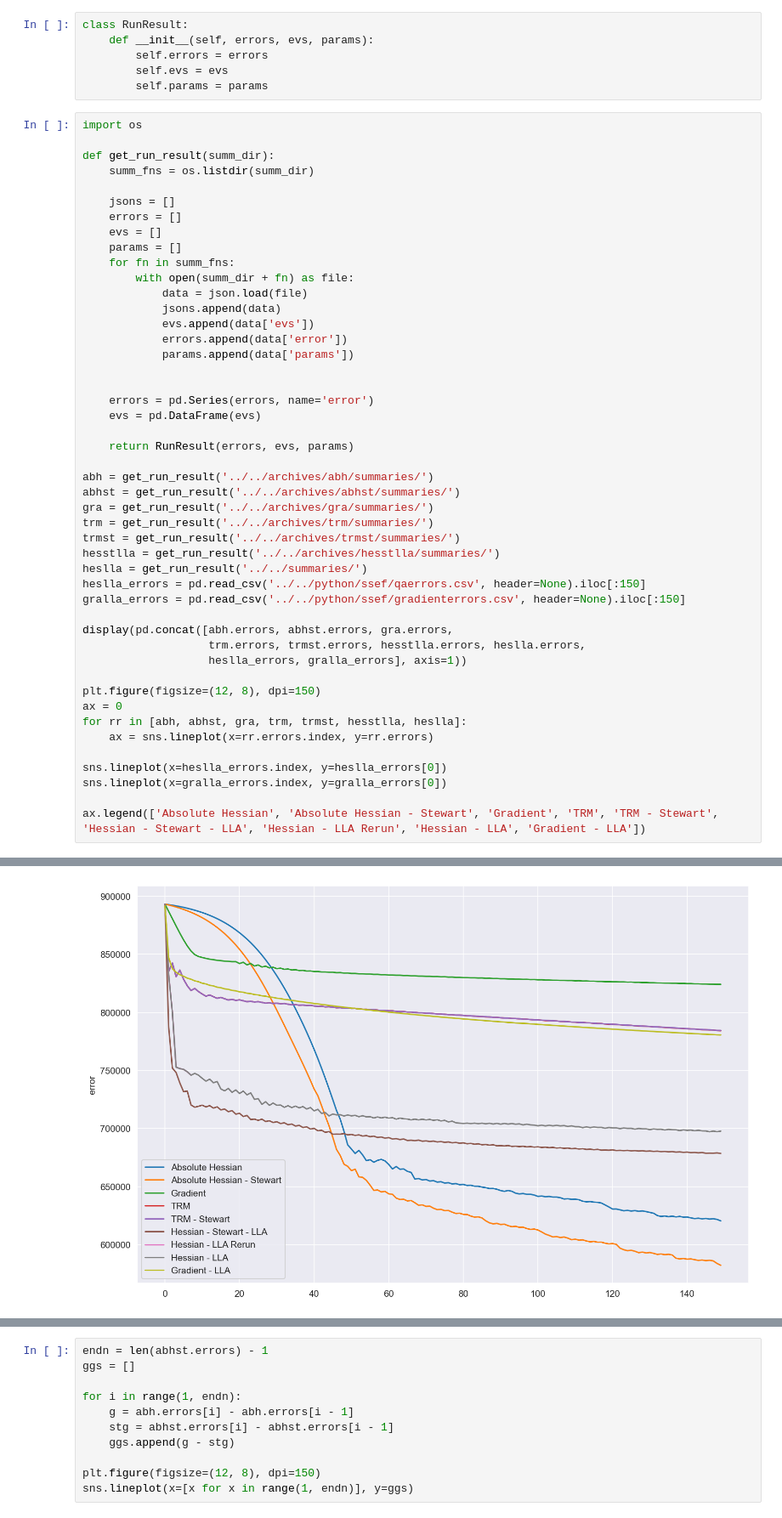
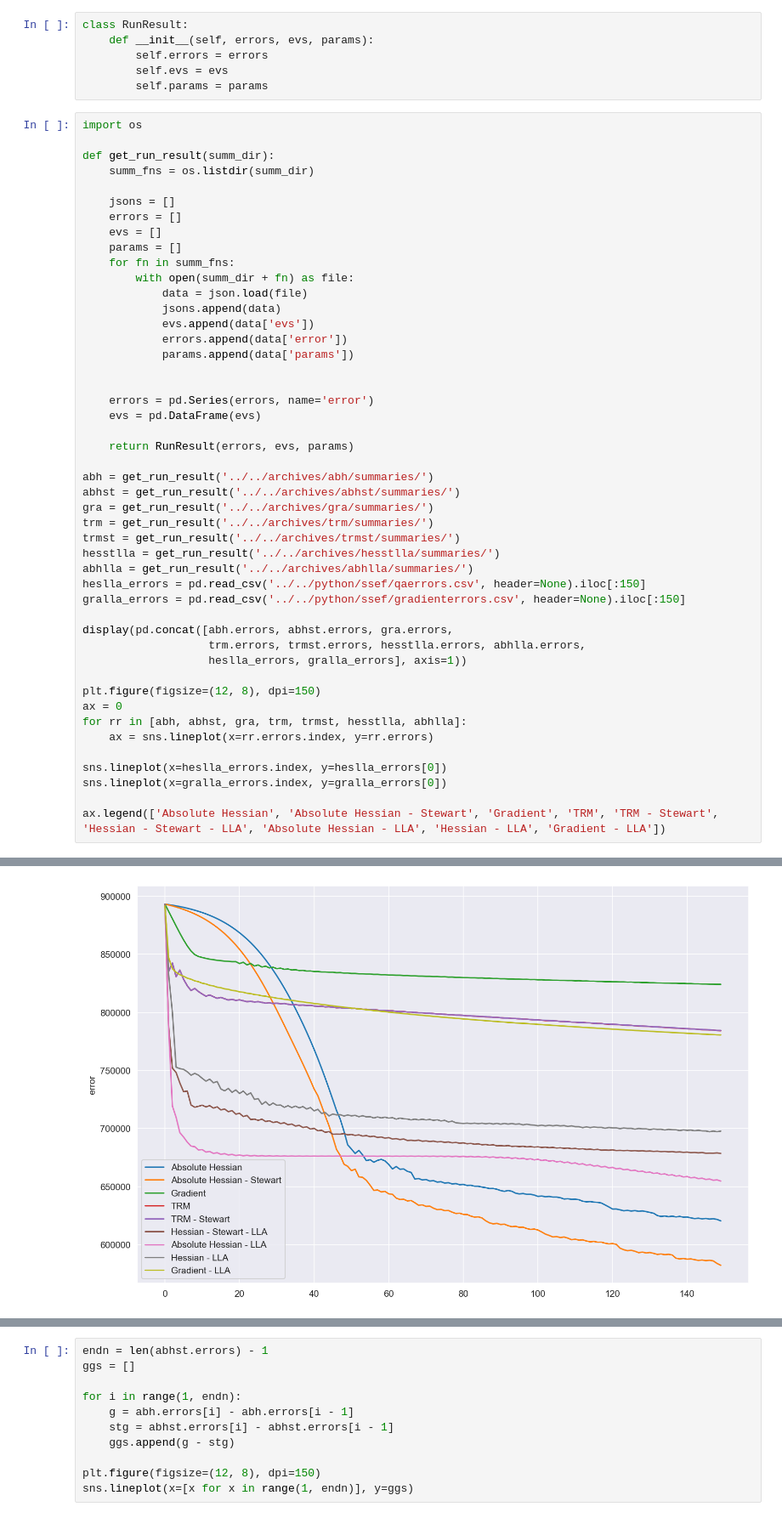
Before and after one commit to BluSteve/STYau122, a Jupyter notebook: python/styau/Analysis.ipynb, the cells around one changed output, grey strips where cells are left out. Shown at 85% size. Cells and saved outputs as stored; diff of their text form.

Commit message:
abhstlla

```diff
--- a/python/styau/Analysis.ipynb
+++ b/python/styau/Analysis.ipynb
@@ -43,22 +43,22 @@ gra = get_run_result('../../archives/gra/summaries/')
 trm = get_run_result('../../archives/trm/summaries/')
 trmst = get_run_result('../../archives/trmst/summaries/')
 hesstlla = get_run_result('../../archives/hesstlla/summaries/')
-heslla = get_run_result('../../summaries/')
+abhlla = get_run_result('../../archives/abhlla/summaries/')
 heslla_errors = pd.read_csv('../../python/ssef/qaerrors.csv', header=None).iloc[:150]
 gralla_errors = pd.read_csv('../../python/ssef/gradienterrors.csv', header=None).iloc[:150]
 
 display(pd.concat([abh.errors, abhst.errors, gra.errors,
-                   trm.errors, trmst.errors, hesstlla.errors, heslla.errors,
+                   trm.errors, trmst.errors, hesstlla.errors, abhlla.errors,
                    heslla_errors, gralla_errors], axis=1))
 
 plt.figure(figsize=(12, 8), dpi=150)
 ax = 0
-for rr in [abh, abhst, gra, trm, trmst, hesstlla, heslla]:
+for rr in [abh, abhst, gra, trm, trmst, hesstlla, abhlla]:
     ax = sns.lineplot(x=rr.errors.index, y=rr.errors)
 
 sns.lineplot(x=heslla_errors.index, y=heslla_errors[0])
 sns.lineplot(x=gralla_errors.index, y=gralla_errors[0])
 
-ax.legend(['Absolute Hessian', 'Absolute Hessian - Stewart', 'Gradient', 'TRM', 'TRM - Stewart', 'Hessian - Stewart - LLA', 'Hessian - LLA Rerun', 'Hessian - LLA', 'Gradient - LLA'])
+ax.legend(['Absolute Hessian', 'Absolute Hessian - Stewart', 'Gradient', 'TRM', 'TRM - Stewart', 'Hessian - Stewart - LLA', 'Absolute Hessian - LLA', 'Hessian - LLA', 'Gradient - LLA'])
 # %% [output]
 |  | error | error | error | error | error | error | error | 0 | 0 |
@@ -81,2 +81,2 @@ ax.legend(['Absolute Hessian', 'Absolute Hessian - Stewart', 'Gradient', 'TRM',
 <matplotlib.legend.Legend at 0x...>
-[figure, old version]
+[figure, new version]
```
Also changed, not shown: parts of 11 cells of this notebook, 1 other file.
